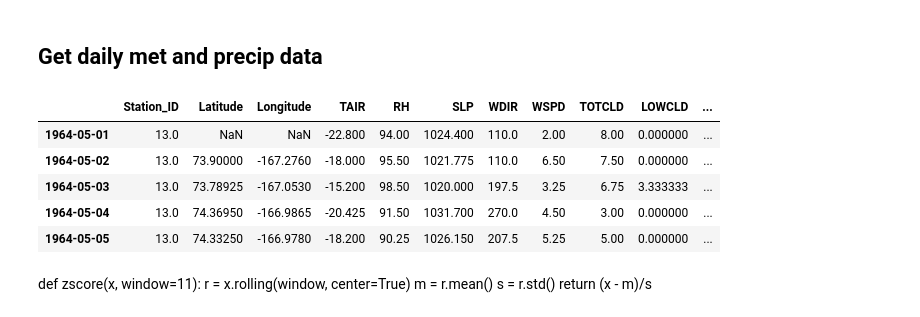
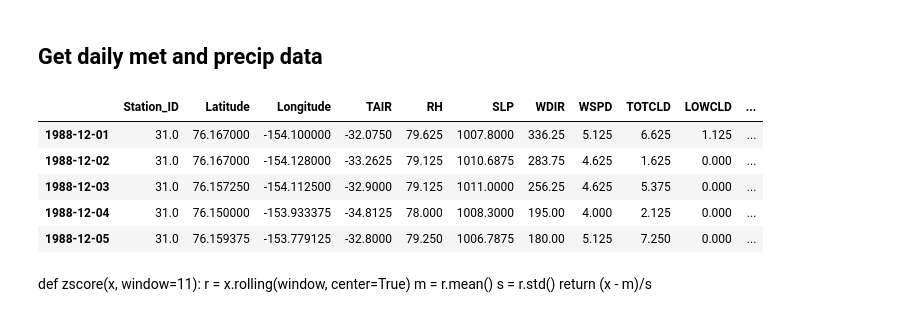
Before and after one commit to andypbarrett/SnowOnSeaIce, a Jupyter notebook: notebooks/compare_with_yang_precip.ipynb, the cells around one changed output. Cells and saved outputs as stored; diff of their text form; code cells hidden in the pictures.

```diff
--- a/notebooks/compare_with_yang_precip.ipynb
+++ b/notebooks/compare_with_yang_precip.ipynb
@@ -31,7 +31,7 @@ def get_merged_data(sid):
     """
     # Get data
     met = npsnow.read_met(met_filename(sid))
-    precDay = get_precip(sid)
+    precDay = get_precip(sid, set_noprecip_to_nan=False)
     snowDay = get_snowdepth(sid)
     snowDay = snowDay.where(snowDay.notnull(), 0.)
     # Convert to daily metrics
@@ -65,16 +65,16 @@ np.round(met['1972-05-01'].TAIR.mean(), 1)
 # %% [markdown]
 ## Get daily met and precip data
 # %%
-sid = '13'
+sid = '31'
 df = get_merged_data(sid)
 df.head()
 # %% [output]
 |  | Station_ID | Latitude | Longitude | TAIR | RH | SLP | WDIR | WSPD | TOTCLD | LOWCLD | ... |
-| 1964-05-01 | 13.0 | NaN | NaN | -22.800 | 94.00 | 1024.400 | 110.0 | 2.00 | 8.00 | 0.000000 | ... |
-| 1964-05-02 | 13.0 | 73.90000 | -167.2760 | -18.000 | 95.50 | 1021.775 | 110.0 | 6.50 | 7.50 | 0.000000 | ... |
-| 1964-05-03 | 13.0 | 73.78925 | -167.0530 | -15.200 | 98.50 | 1020.000 | 197.5 | 3.25 | 6.75 | 3.333333 | ... |
-| 1964-05-04 | 13.0 | 74.36950 | -166.9865 | -20.425 | 91.50 | 1031.700 | 270.0 | 4.50 | 3.00 | 0.000000 | ... |
-| 1964-05-05 | 13.0 | 74.33250 | -166.9780 | -18.200 | 90.25 | 1026.150 | 207.5 | 5.25 | 5.00 | 0.000000 | ... |
+| 1988-12-01 | 31.0 | 76.167000 | -154.100000 | -32.0750 | 79.625 | 1007.8000 | 336.25 | 5.125 | 6.625 | 1.125 | ... |
+| 1988-12-02 | 31.0 | 76.167000 | -154.128000 | -33.2625 | 79.125 | 1010.6875 | 283.75 | 4.625 | 1.625 | 0.000 | ... |
+| 1988-12-03 | 31.0 | 76.157250 | -154.112500 | -32.9000 | 79.125 | 1011.0000 | 256.25 | 4.625 | 5.375 | 0.000 | ... |
+| 1988-12-04 | 31.0 | 76.150000 | -153.933375 | -34.8125 | 78.000 | 1008.3000 | 195.00 | 4.000 | 2.125 | 0.000 | ... |
+| 1988-12-05 | 31.0 | 76.159375 | -153.779125 | -32.8000 | 79.250 | 1006.7875 | 180.00 | 5.125 | 7.250 | 0.000 | ... |
 # %% [markdown]
 def zscore(x, window=11):
     r = x.rolling(window, center=True)
```
Also changed, not shown: parts of 5 cells of this notebook, 3 other files.
